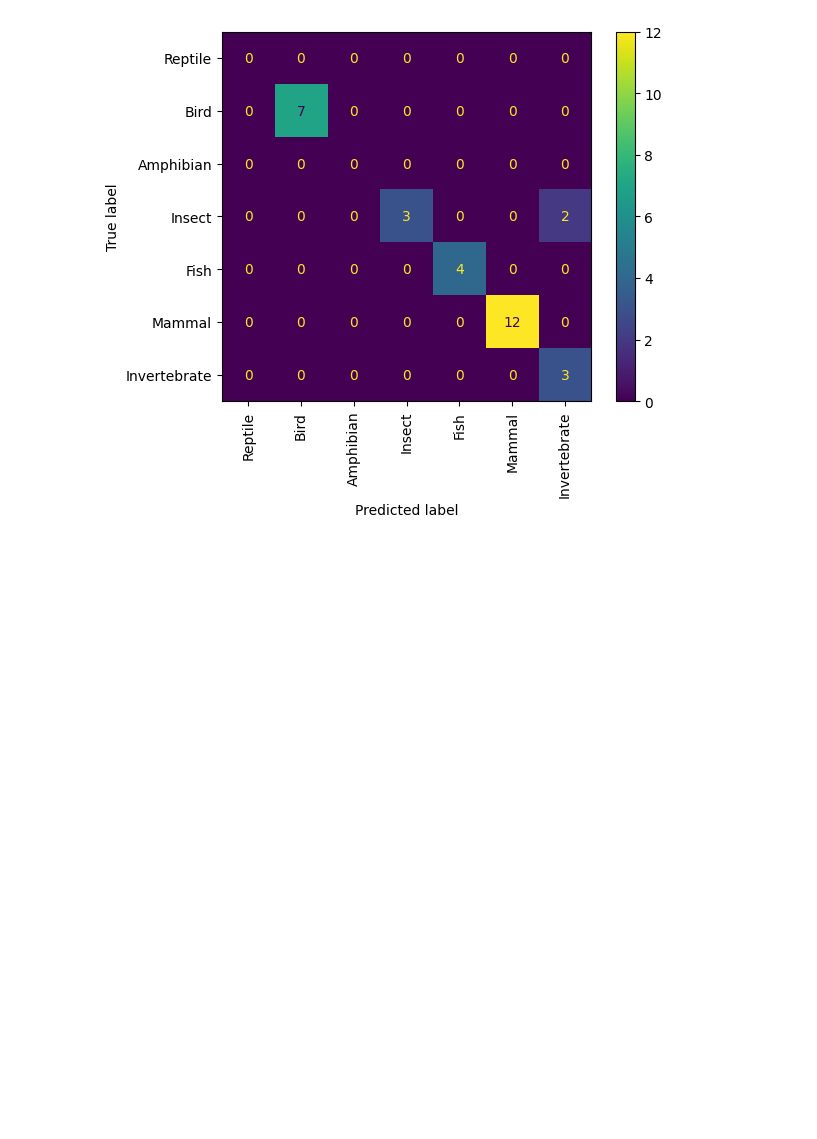
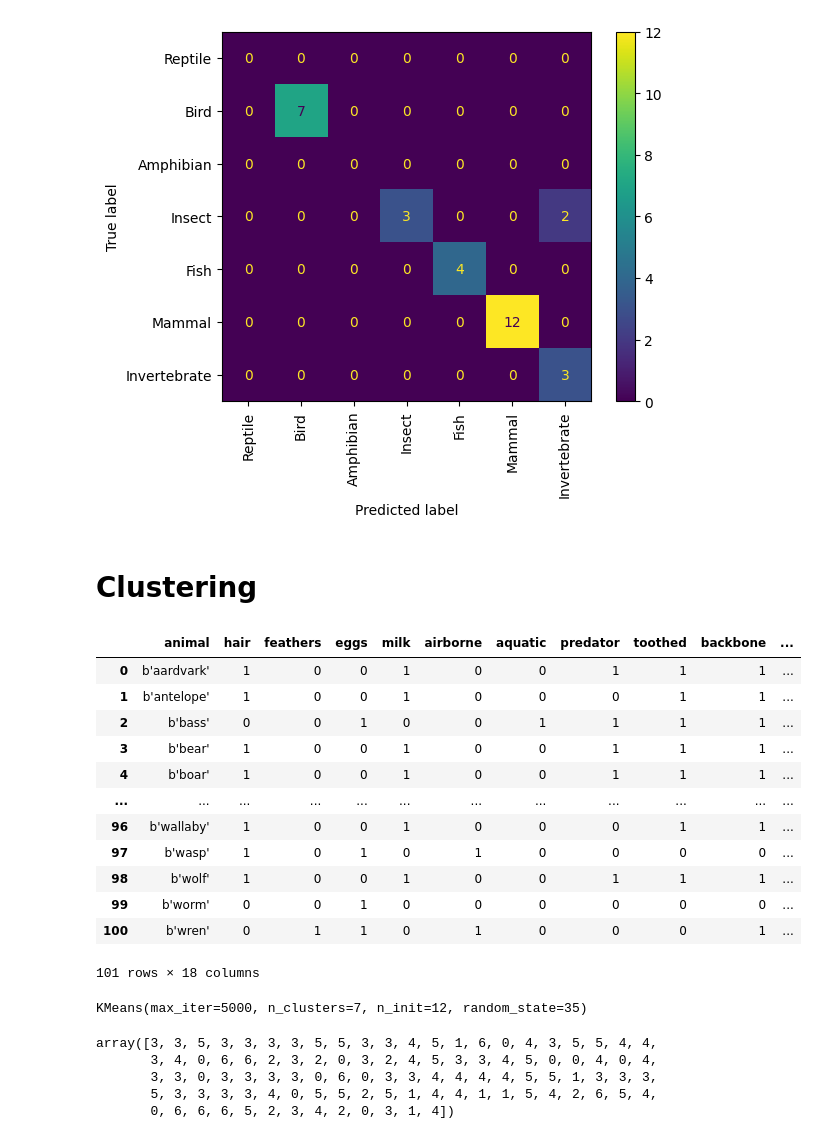
Before and after one commit to kbricker8/ece447-project, a Jupyter notebook: src/ece447-project.ipynb, the cells around one changed output. Cells and saved outputs as stored; diff of their text form; code cells hidden in the pictures; blank space fills up the shorter version.

Commit message:
Added clustering

```diff
--- a/src/decision_tree.ipynb
+++ b/src/ece447-project.ipynb
@@ -140,3 +148,21 @@ Invertebrate       0.60      1.00      0.75         3
    macro avg       0.66      0.66      0.64        31
 weighted avg       0.96      0.94      0.94        31
 [figure]
+# %% [markdown]
+# Clustering
+# %%
+df
+# %% [output]
+|  | animal | hair | feathers | eggs | milk | airborne | aquatic | predator | toothed | backbone | ... |
+| 0 | b'aardvark' | 1 | 0 | 0 | 1 | 0 | 0 | 1 | 1 | 1 | ... |
+| 1 | b'antelope' | 1 | 0 | 0 | 1 | 0 | 0 | 0 | 1 | 1 | ... |
+| 2 | b'bass' | 0 | 0 | 1 | 0 | 0 | 1 | 1 | 1 | 1 | ... |
+| 3 | b'bear' | 1 | 0 | 0 | 1 | 0 | 0 | 1 | 1 | 1 | ... |
+| 4 | b'boar' | 1 | 0 | 0 | 1 | 0 | 0 | 1 | 1 | 1 | ... |
+| ... | ... | ... | ... | ... | ... | ... | ... | ... | ... | ... | ... |
+| 96 | b'wallaby' | 1 | 0 | 0 | 1 | 0 | 0 | 0 | 1 | 1 | ... |
+| 97 | b'wasp' | 1 | 0 | 1 | 0 | 1 | 0 | 0 | 0 | 0 | ... |
+| 98 | b'wolf' | 1 | 0 | 0 | 1 | 0 | 0 | 1 | 1 | 1 | ... |
+| 99 | b'worm' | 0 | 0 | 1 | 0 | 0 | 0 | 0 | 0 | 0 | ... |
+| 100 | b'wren' | 0 | 1 | 1 | 0 | 1 | 0 | 0 | 0 | 1 | ... |
+101 rows × 18 columns
@@ -142,0 +171,20 @@ weighted avg       0.96      0.94      0.94        31
+# %%
+kmeans = KMeans(
+    init="k-means++",
+    n_clusters=7,
+    n_init=12,
+    max_iter=5000,
+    random_state=35
+)
+kmeans.fit(df_cleaned)
+# %% [output]
+KMeans(max_iter=5000, n_clusters=7, n_init=12, random_state=35)
+# %%
+labels = kmeans.fit_predict(df_cleaned)
+labels
+# %% [output]
+array([3, 3, 5, 3, 3, 3, 3, 5, 5, 3, 3, 4, 5, 1, 6, 0, 4, 3, 5, 5, 4, 4,
+       3, 4, 0, 6, 6, 2, 3, 2, 0, 3, 2, 4, 5, 3, 3, 4, 5, 0, 0, 4, 0, 4,
+       3, 3, 0, 3, 3, 3, 3, 0, 6, 0, 3, 3, 4, 4, 4, 4, 5, 5, 1, 3, 3, 3,
+       5, 3, 3, 3, 3, 4, 0, 5, 5, 2, 5, 1, 4, 4, 1, 1, 5, 4, 2, 6, 5, 4,
+       0, 6, 6, 6, 5, 2, 3, 4, 2, 0, 3, 1, 4])
```
Also changed, not shown: parts of 7 cells of this notebook.
